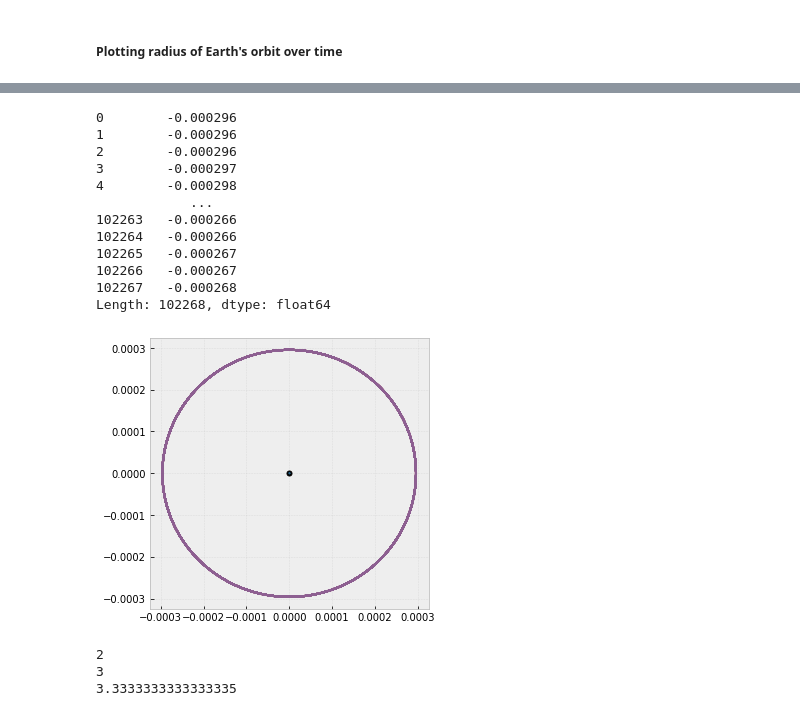
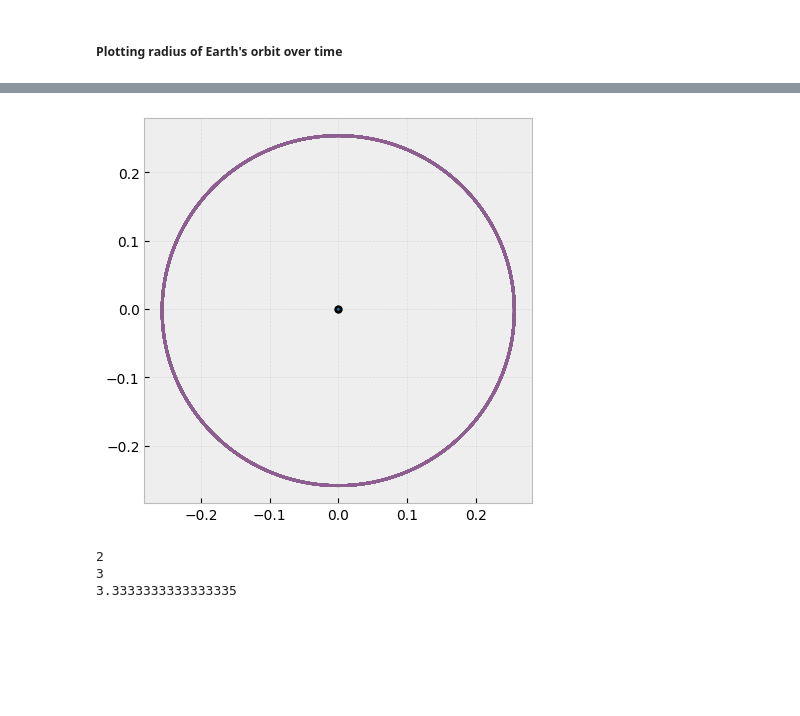
Before and after one commit to quartzar/n-body-cuda, a Jupyter notebook: PYnalaysis.ipynb, the cells around one changed output, grey strips where cells are left out. Drawn from its saved outputs; the diff is of its cells as text; code cells hidden in the pictures; blank space fills up the shorter version.

```diff
--- a/PYnalaysis.ipynb
+++ b/PYnalaysis.ipynb
@@ -123,6 +123,6 @@ for i in range(0, int(df.shape[1]/10)):
     fy = df[f'{i}']['fy'][0]
     fz = df[f'{i}']['fz'][0]
 
-    gravPotEnergy0 += 0.5 * (fx + fy + fz)
+    gravPotEnergy0 += 0.5 * np.sqrt(fx*fx + fy*fy + fz*fz)
 print(gravPotEnergy0)
 # %% [output]
@@ -252,7 +256,8 @@ y = 6.41649e-09x + 0.01013
 # %% [markdown]
 ##### Plotting radius of Earth's orbit over time
 # %%
-print(y)
+kmTOau = 1.49597871e8
+
 rx = x['1'].iloc[:,-1] - x['0'].iloc[:,-1]
 ry = y['1'].iloc[:,-1] - y['0'].iloc[:,-1]
 rz = z['1'].iloc[:,-1] - z['0'].iloc[:,-1]
@@ -261,7 +266,7 @@ r = np.sqrt(rx*rx + ry*ry + rz*rz)
 
 iterations = np.arange(0, df.shape[0]);
 x_data = iterations
-y_data = r
+y_data = r / kmTOau
 
 # Create plot environment
 plt.style.use('bmh')
@@ -298,54 +294,41 @@ print(a)
 # %%
-# test = df.set_index('fx').cumsum(axis=1)
-# print (test)
-orb = 1
+# # test = df.set_index('fx').cumsum(axis=1)
+# # print (test)
+# orb = 1
 
-# test = df[f'{orb}']['fx']
-# print(test)
+# # test = df[f'{orb}']['fx']
+# # print(test)
 
-# test2 = df.groupby(['fx'])
-# print(test2)
+# # test2 = df.groupby(['fx'])
+# # print(test2)
 
-# print (df.iloc[:, df.columns.get_level_values(1)=='fx'])
+# # print (df.iloc[:, df.columns.get_level_values(1)=='fx'])
 
-x = df.loc[:,idx[:,'x']]
-y = df.loc[:,idx[:,'y']]
-z = df.loc[:,idx[:,'z']]
+# x = df.loc[:,idx[:,'x']]
+# y = df.loc[:,idx[:,'y']]
+# z = df.loc[:,idx[:,'z']]
 
-fx = df.loc[:,idx[:,'fx']]
-fy = df.loc[:,idx[:,'fy']]
-fz = df.loc[:,idx[:,'fz']]
+# fx = df.loc[:,idx[:,'fx']]
+# fy = df.loc[:,idx[:,'fy']]
+# fz = df.loc[:,idx[:,'fz']]
 
-vx = df.loc[:,idx[:,'vx']]
-vy = df.loc[:,idx[:,'vy']]
-vz = df.loc[:,idx[:,'vz']]
+# vx = df.loc[:,idx[:,'vx']]
+# vy = df.loc[:,idx[:,'vy']]
+# vz = df.loc[:,idx[:,'vz']]
 
-# print(vx.cumsum(axis=1)) # use this to get cumulative sum over a row
+# # print(vx.cumsum(axis=1)) # use this to get cumulative sum over a row
 
-fx_sum = fx.cumsum(axis=1)
-fy_sum = fy.cumsum(axis=1)
-fz_sum = fz.cumsum(axis=1)
+# fx_sum = fx.cumsum(axis=1)
+# fy_sum = fy.cumsum(axis=1)
+# fz_sum = fz.cumsum(axis=1)
 
-f_sum = fx_sum.iloc[:,-1] + fy_sum.iloc[:,-1] + fz_sum.iloc[:,-1]
+# f_sum = fx_sum.iloc[:,-1] + fy_sum.iloc[:,-1] + fz_sum.iloc[:,-1]
 
 
 
-# print(fx_sum.iloc[:,-1])
-# print(fy_sum.iloc[:,-1])
-print(f_sum)
+# # print(fx_sum.iloc[:,-1])
+# # print(fy_sum.iloc[:,-1])
+# print(f_sum)
-# %% [output]
-0        -0.000296
-1        -0.000296
-2        -0.000296
-3        -0.000297
-4        -0.000298
-            ...
-102263   -0.000266
-102264   -0.000266
-102265   -0.000267
-102266   -0.000267
-102267   -0.000268
-Length: 102268, dtype: float64
 # %%
 
 
@@ -367,19 +350,19 @@ Length: 102268, dtype: float64
 # %%
 fig, ax = plt.subplots()
 fig.set_size_inches(5, 5)
 plt.plot(0, 0, marker = 'o', markersize=5, color="black")
 for i in range(0, int(df.shape[1]/10)):
-    x = df[f'{i}']['fx']
-    y = df[f'{i}']['fy']
+    x_data = df[f'{i}']['fx']
+    y_data = df[f'{i}']['fy']
 
-    plt.plot(x, y, alpha=0.7)
+    plt.plot(x_data, y_data, alpha=0.7)
     plt.grid(alpha=0.3)
 # x = df[f'{1}']['fx']
 # y = df[f'{1}']['fy']
-plt.plot(x, y, alpha=0.7)
+plt.plot(x_data, y_data, alpha=0.7)
 plt.grid(alpha=0.3)
 # %% [output]
-[figure, old version]
+[figure, new version]
 # %%
 print(len(df.columns[0]))
 print(len(df.columns[3]) + 1)
```
Also changed, not shown: parts of 12 cells of this notebook, 10 other files.
